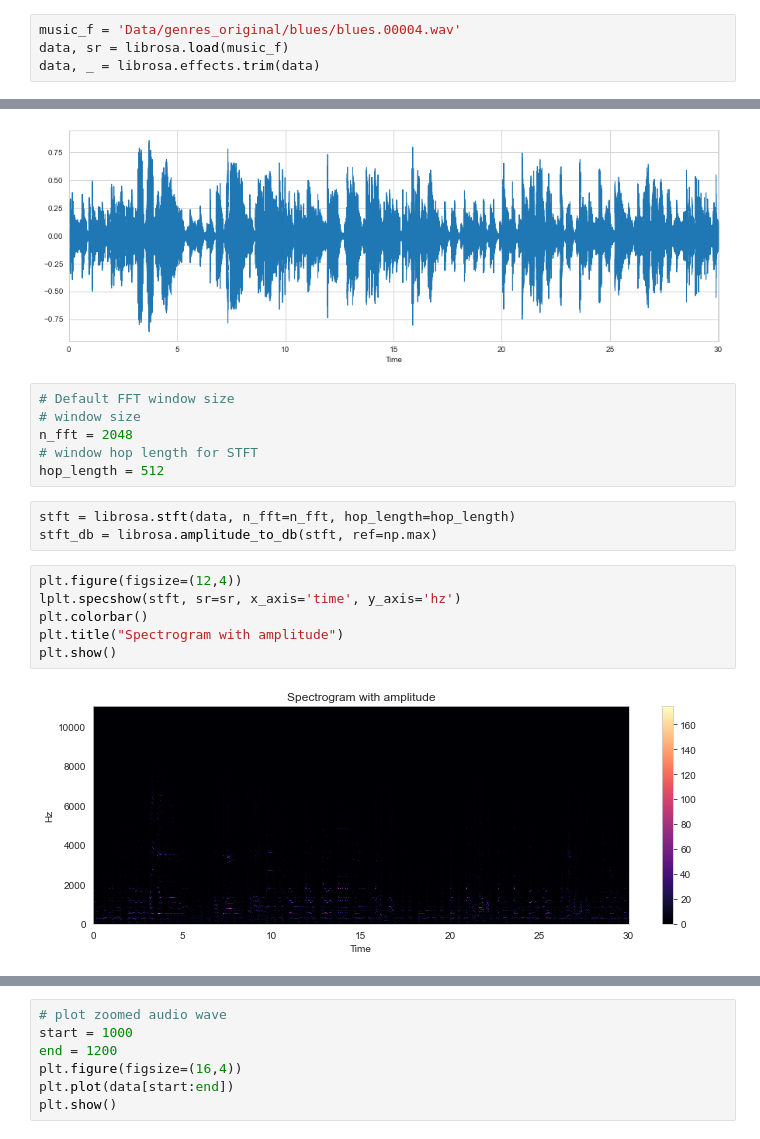
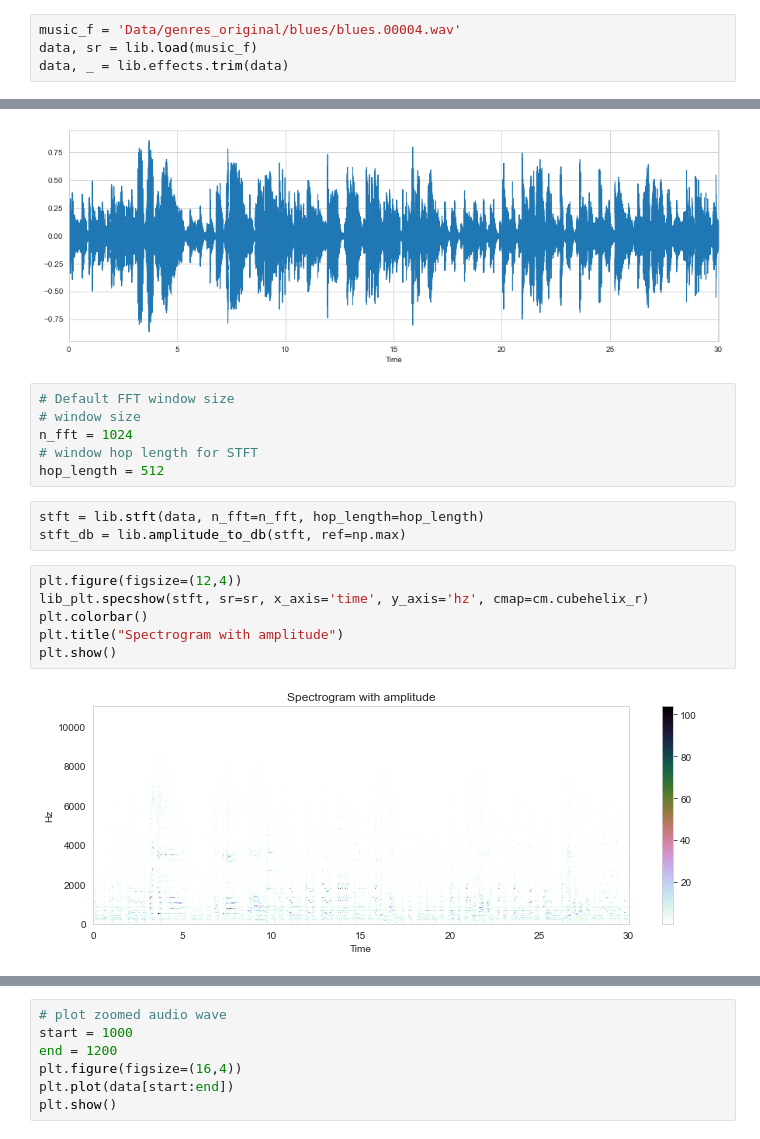
Before and after one commit to Priya-26-11/Algorithms, a Jupyter notebook: Models/MusicGenre_EDA.ipynb, the cells around one changed output, grey strips where cells are left out. Cells and saved outputs as stored; diff of their text form.

```diff
--- a/Models/MusicGenre_EDA.ipynb
+++ b/Models/MusicGenre_EDA.ipynb
@@ -22,5 +23,5 @@ import librosa.display as lib_plt
 ### Sample audio file
 # %%
 music_f = 'Data/genres_original/blues/blues.00004.wav'
-data, sr = librosa.load(music_f)
-data, _ = librosa.effects.trim(data)
+data, sr = lib.load(music_f)
+data, _ = lib.effects.trim(data)
@@ -38,19 +45,19 @@ plt.show()
 # %%
 # Default FFT window size
 # window size
-n_fft = 2048
+n_fft = 1024
 # window hop length for STFT
 hop_length = 512
 # %%
-stft = librosa.stft(data, n_fft=n_fft, hop_length=hop_length)
-stft_db = librosa.amplitude_to_db(stft, ref=np.max)
+stft = lib.stft(data, n_fft=n_fft, hop_length=hop_length)
+stft_db = lib.amplitude_to_db(stft, ref=np.max)
 # %%
 plt.figure(figsize=(12,4))
-lplt.specshow(stft, sr=sr, x_axis='time', y_axis='hz')
+lib_plt.specshow(stft, sr=sr, x_axis='time', y_axis='hz', cmap=cm.cubehelix_r)
 plt.colorbar()
 plt.title("Spectrogram with amplitude")
 plt.show()
 # %% [output]
-[figure, old version]
+[figure, new version]
 # %%
 plt.figure(figsize=(12,4))
```
Also changed, not shown: parts of 6 cells of this notebook.
